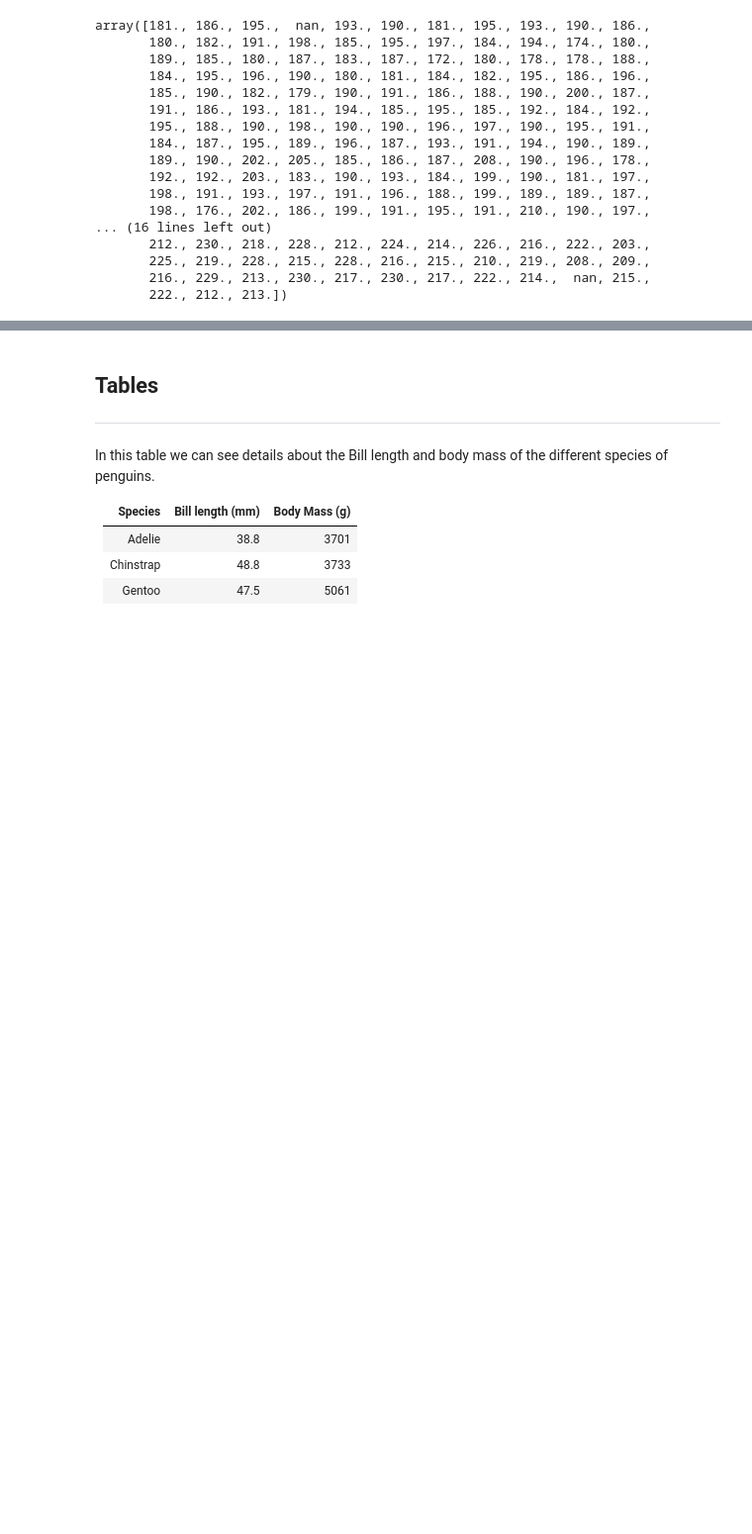
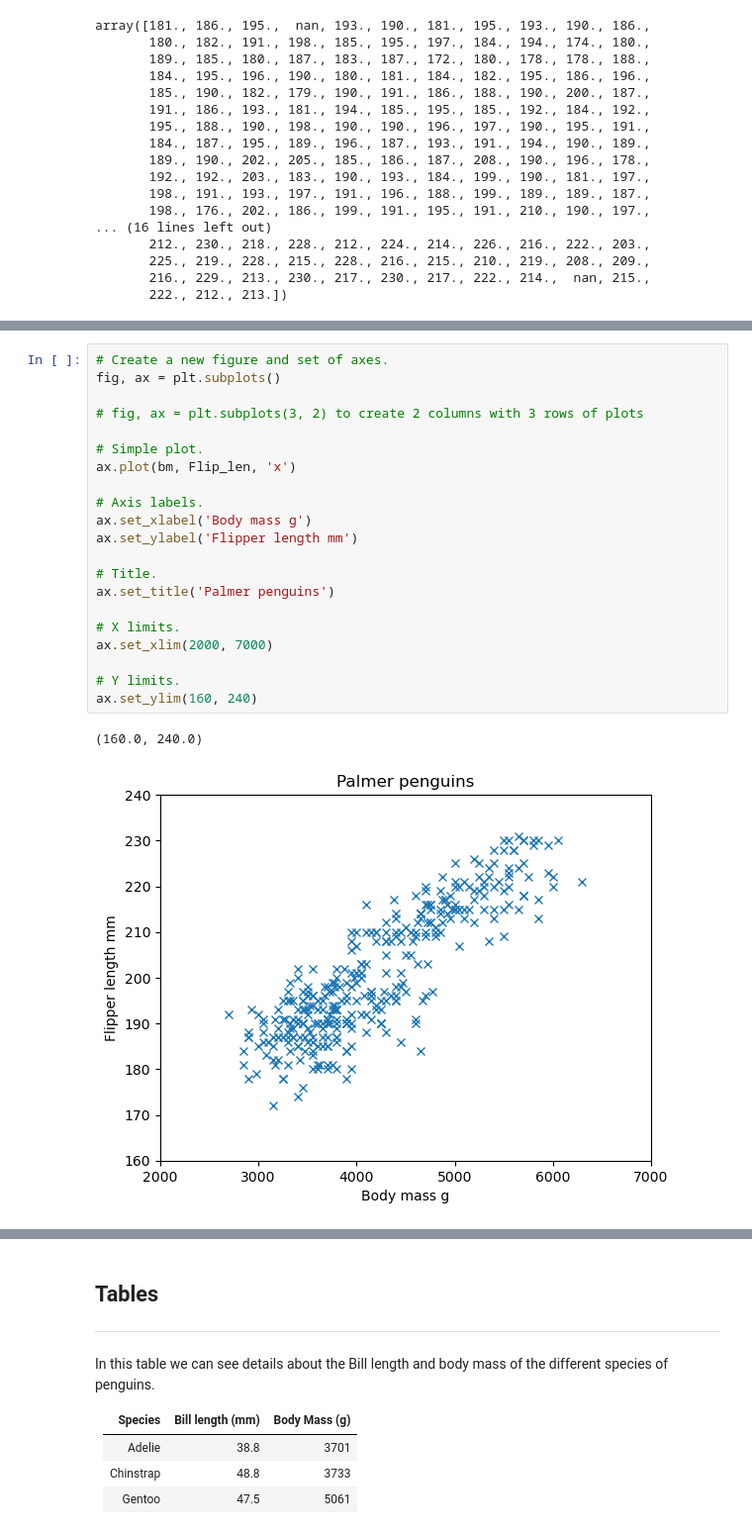
Before and after one commit to Jennyicano/myproject, a Jupyter notebook: penguins.ipynb, the cells around one changed output, grey strips where cells are left out. Shown: that part at 99% size. Drawn from its saved outputs; the diff is of its cells as text; blank space fills up the shorter version.

```diff
--- a/penguins.ipynb
+++ b/penguins.ipynb
@@ -501,0 +505,24 @@ plt.ylim(160, 240)
+# %%
+# Create a new figure and set of axes.
+fig, ax = plt.subplots()
+
+# fig, ax = plt.subplots(3, 2) to create 2 columns with 3 rows of plots
+
+# Simple plot.
+ax.plot(bm, Flip_len, 'x')
+
+# Axis labels.
+ax.set_xlabel('Body mass g')
+ax.set_ylabel('Flipper length mm')
+
+# Title.
+ax.set_title('Palmer penguins')
+
+# X limits.
+ax.set_xlim(2000, 7000)
+
+# Y limits.
+ax.set_ylim(160, 240)
+# %% [output]
+(160.0, 240.0)
+[figure, added]
```
Also changed, not shown: parts of 5 cells of this notebook.
